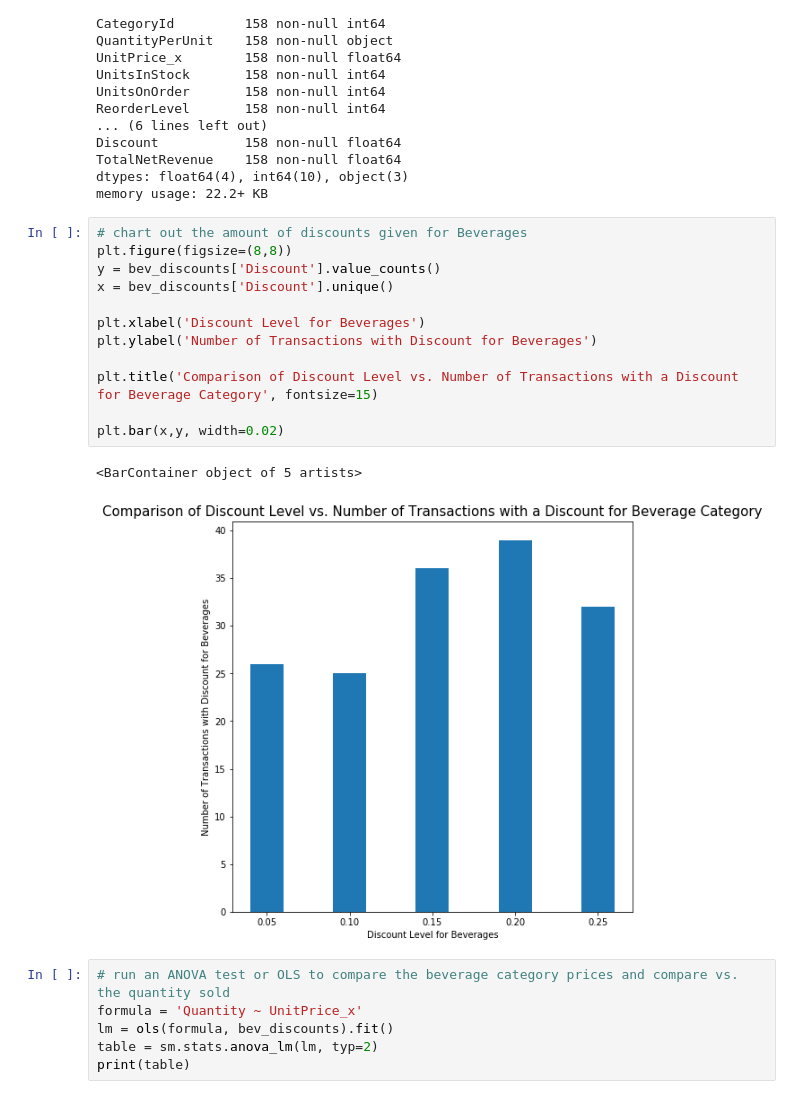
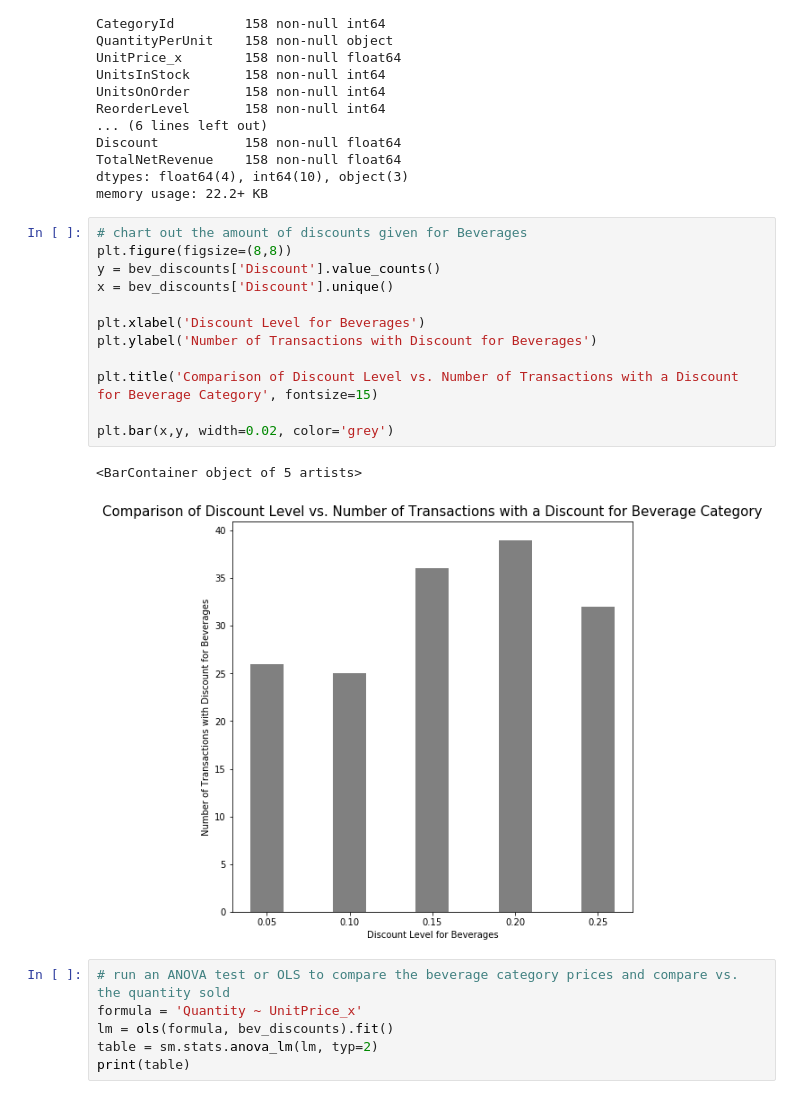
Before and after one commit to witchlane/dsc-mod-3-project-online-ds-sp-000, a Jupyter notebook: MOD-3-PROJECT.ipynb, the cells around one changed output. Drawn from its saved outputs; the diff is of its cells as text.

```diff
--- a/MOD-3-PROJECT.ipynb
+++ b/MOD-3-PROJECT.ipynb
@@ -751,18 +797,18 @@ memory usage: 22.2+ KB
 # %%
 # chart out the amount of discounts given for Beverages
 plt.figure(figsize=(8,8))
 y = bev_discounts['Discount'].value_counts()
 x = bev_discounts['Discount'].unique()
 
 plt.xlabel('Discount Level for Beverages')
 plt.ylabel('Number of Transactions with Discount for Beverages')
 
 plt.title('Comparison of Discount Level vs. Number of Transactions with a Discount for Beverage Category', fontsize=15)
 
-plt.bar(x,y, width=0.02)
+plt.bar(x,y, width=0.02, color='grey')
 # %% [output]
 <BarContainer object of 5 artists>
-[figure, old version]
+[figure, new version]
 # %%
 # run an ANOVA test or OLS to compare the beverage category prices and compare vs. the quantity sold
 formula = 'Quantity ~ UnitPrice_x'
```
Also changed, not shown: parts of 6 cells of this notebook.
